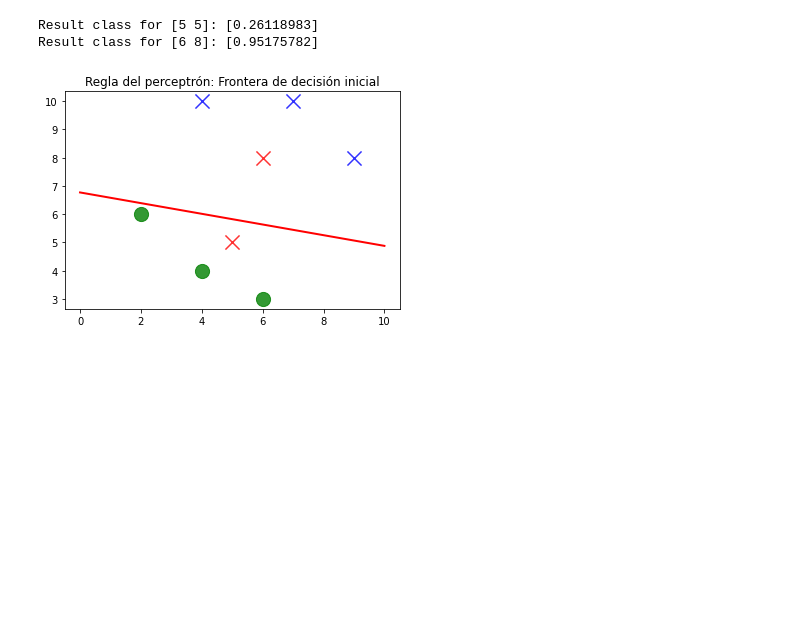
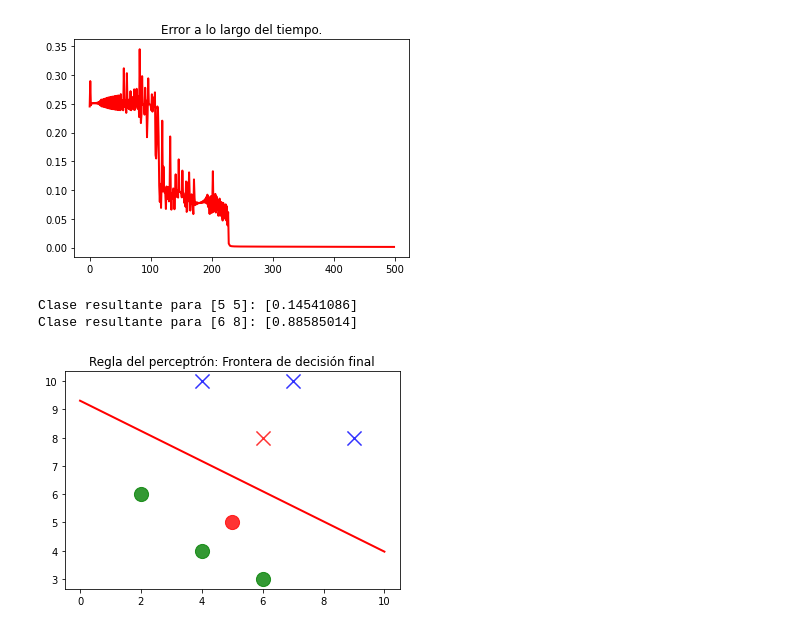
Before and after one commit to AlfredoT11/IntroduccionRedesNeuronalesArtificiales, a Jupyter notebook: Sigmoide.ipynb, the cells around one changed output. Drawn from its saved outputs; the diff is of its cells as text; code cells hidden in the pictures; blank space fills up the shorter version.

```diff
--- a/Sigmoide.ipynb
+++ b/Sigmoide.ipynb
@@ -106,18 +86,32 @@ After: [[0.23858686 1.26109452 8.5382005 ]]
+# %%
+errores = []
+for e in sigmoid_1.errores:
+    errores.append(e[0])
+
+e = np.array(errores)
+
+plt.figure(1)
+plt.plot(e, 'red', linewidth = 2)
+
+plt.title('Error a lo largo del tiempo.')
+plt.show()
+# %% [output]
+[figure, added]
 # %%
 test_data = np.array([[5, 5], [6, 8]])
 
 for i in range(np.shape(test_data)[0]):
     pattern_class = sigmoid_1.classify(test_data[i])
-    print(f"Result class for {test_data[i]}: {pattern_class}")
+    print(f"Clase resultante para {test_data[i]}: {pattern_class}")
 
-    if pattern_class <= 0:
+    if pattern_class <= 0.5:
         plt.scatter(test_data[i][0], test_data[i][1], color = 'r', s = 200, marker = 'o', alpha = 0.8)
     else:
         plt.scatter(test_data[i][0], test_data[i][1], color = 'r', s = 200, marker = 'x', alpha = 0.8)
 
 
 for x, t in zip(X, T):
-    if t[0] <= 0:
+    if t[0] <= 0.5:
         plt.scatter(x[0], x[1], color = 'g', s = 200, marker = 'o', alpha = 0.8)
     else:
         plt.scatter(x[0], x[1], color = 'b', s = 200, marker = 'x', alpha = 0.8)
@@ -126,9 +120,9 @@ x2 = (sigmoid_1.W[0, 2] / sigmoid_1.W[0, 1]) - (x1 * sigmoid_1.W[0, 0] / sigmoid
 plt.figure(1)
 plt.plot(x1, x2, 'red', linewidth = 2)
 
-plt.title('Regla del perceptrón: Frontera de decisión inicial')
+plt.title('Regla del perceptrón: Frontera de decisión final')
 plt.show()
 # %% [output]
-Result class for [5 5]: [0.26118983]
-Result class for [6 8]: [0.95175782]
+Clase resultante para [5 5]: [0.14541086]
+Clase resultante para [6 8]: [0.88585014]
-[figure, old version]
+[figure, new version]
```
Also changed, not shown: parts of 3 cells of this notebook, 3 other files.
